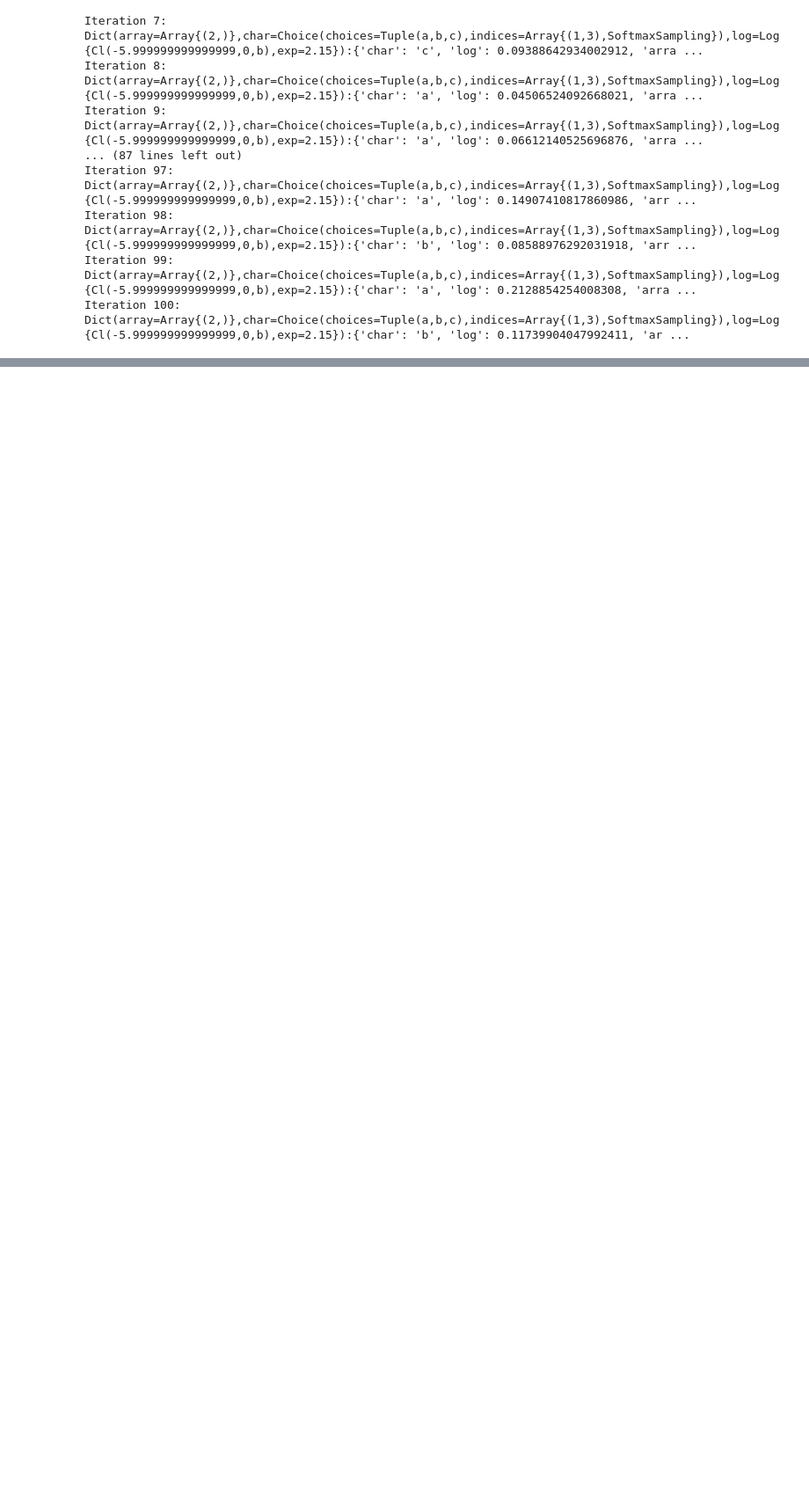
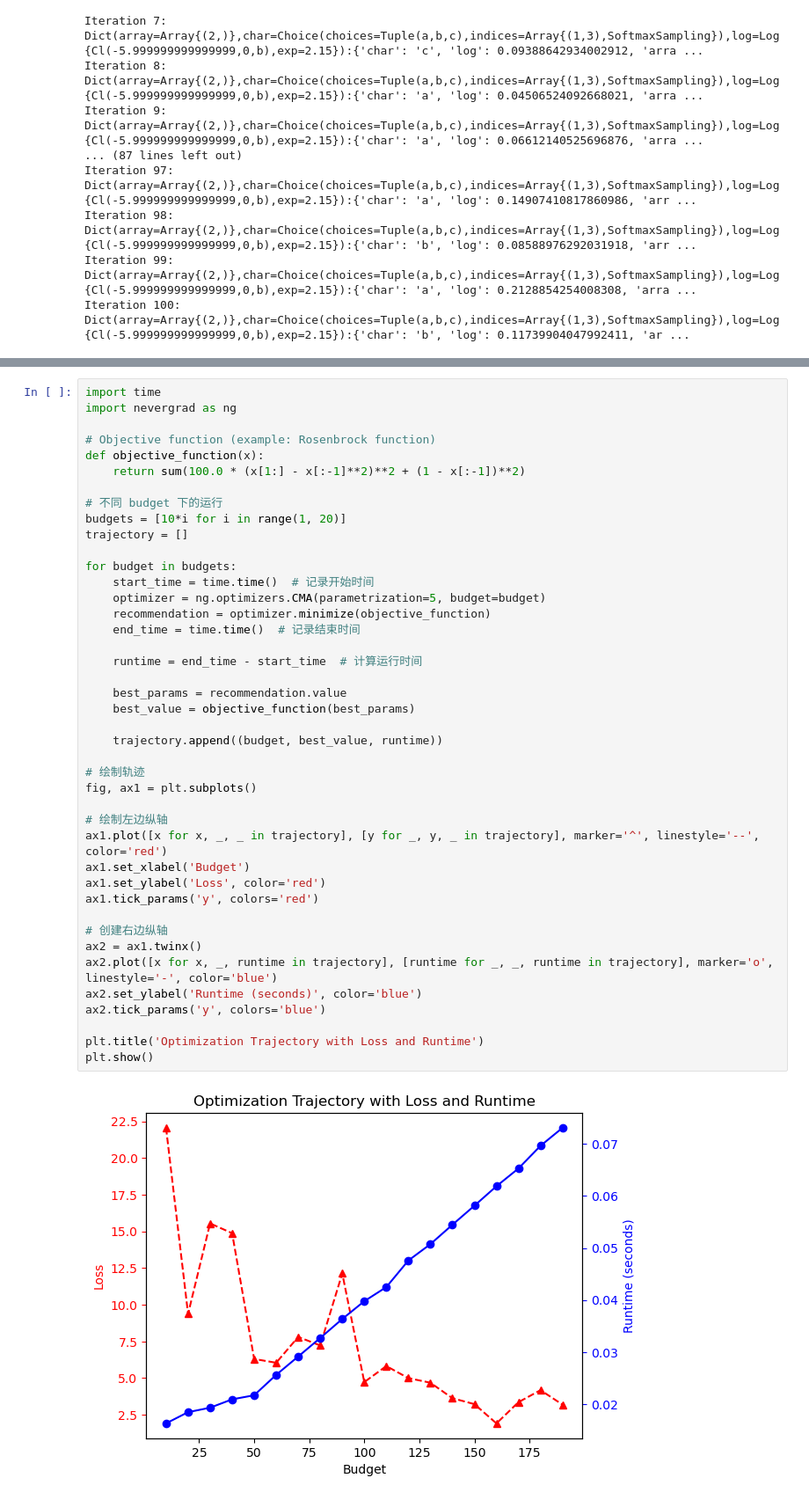
Before and after one commit to shuawoo/CMA-ES-in-Nevergrad, a Jupyter notebook: parametrization.ipynb, the cells around one changed output, grey strips where cells are left out. Shown: that part at 88% size. Drawn from its saved outputs; the diff is of its cells as text; blank space fills up the shorter version.

```diff
--- a/parametrization.ipynb
+++ b/parametrization.ipynb
@@ -165,0 +298,44 @@ Iteration 100: Dict(array=Array{(2,)},char=Choice(choices=Tuple(a,b,c),indices=A
+# %%
+import time
+import nevergrad as ng
+
+# Objective function (example: Rosenbrock function)
+def objective_function(x):
+    return sum(100.0 * (x[1:] - x[:-1]**2)**2 + (1 - x[:-1])**2)
+
+# 不同 budget 下的运行
+budgets = [10*i for i in range(1, 20)]
+trajectory = []
+
+for budget in budgets:
+    start_time = time.time()  # 记录开始时间
+    optimizer = ng.optimizers.CMA(parametrization=5, budget=budget)
+    recommendation = optimizer.minimize(objective_function)
+    end_time = time.time()  # 记录结束时间
+
+    runtime = end_time - start_time  # 计算运行时间
+
+    best_params = recommendation.value
+    best_value = objective_function(best_params)
+
+    trajectory.append((budget, best_value, runtime))
+
+# 绘制轨迹
+fig, ax1 = plt.subplots()
+
+# 绘制左边纵轴
+ax1.plot([x for x, _, _ in trajectory], [y for _, y, _ in trajectory], marker='^', linestyle='--', color='red')
+ax1.set_xlabel('Budget')
+ax1.set_ylabel('Loss', color='red')
+ax1.tick_params('y', colors='red')
+
+# 创建右边纵轴
+ax2 = ax1.twinx()
+ax2.plot([x for x, _, runtime in trajectory], [runtime for _, _, runtime in trajectory], marker='o', linestyle='-', color='blue')
+ax2.set_ylabel('Runtime (seconds)', color='blue')
+ax2.tick_params('y', colors='blue')
+
+plt.title('Optimization Trajectory with Loss and Runtime')
+plt.show()
+# %% [output]
+[figure, added]
```
Also changed, not shown: parts of 5 cells of this notebook.
